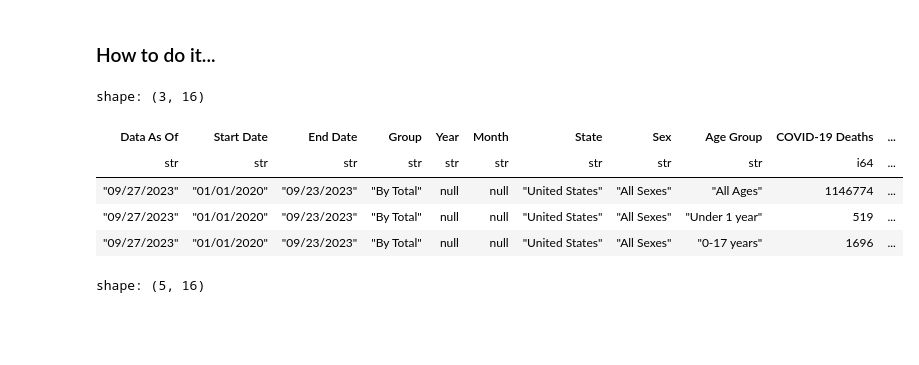
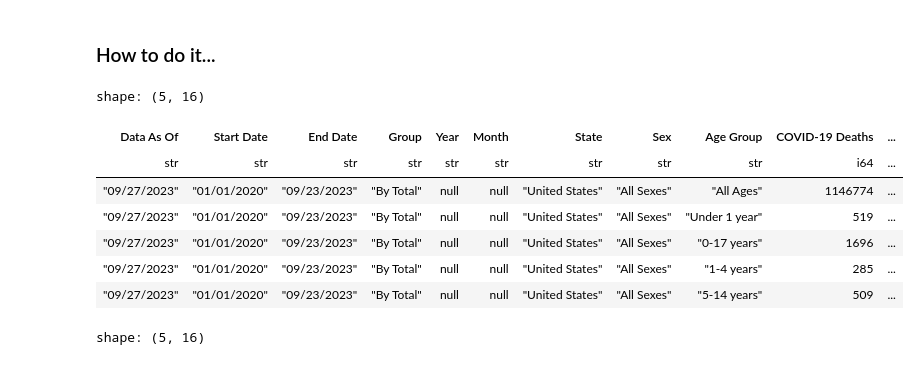
Before and after one commit to PacktPublishing/Polars-Cookbook, a Jupyter notebook: Chapter03/ch03.ipynb, the cells around one changed output. Drawn from its saved outputs; the diff is of its cells as text; code cells hidden in the pictures; blank space fills up the shorter version.

Commit message:
changed head(3) to head(5)

```diff
--- a/Chapter03/ch03.ipynb
+++ b/Chapter03/ch03.ipynb
@@ -9,14 +9,16 @@ import polars as pl
 # %%
 df = pl.read_csv('../data/covid_19_deaths.csv')
 # %%
-df.head(3)
+df.head(5)
 # %% [output]
-shape: (3, 16)
+shape: (5, 16)
 | Data As Of | Start Date | End Date | Group | Year | Month | State | Sex | Age Group | COVID-19 Deaths | ... |
 | str | str | str | str | str | str | str | str | str | i64 | ... |
 | "09/27/2023" | "01/01/2020" | "09/23/2023" | "By Total" | null | null | "United States" | "All Sexes" | "All Ages" | 1146774 | ... |
 | "09/27/2023" | "01/01/2020" | "09/23/2023" | "By Total" | null | null | "United States" | "All Sexes" | "Under 1 year" | 519 | ... |
 | "09/27/2023" | "01/01/2020" | "09/23/2023" | "By Total" | null | null | "United States" | "All Sexes" | "0-17 years" | 1696 | ... |
+| "09/27/2023" | "01/01/2020" | "09/23/2023" | "By Total" | null | null | "United States" | "All Sexes" | "1-4 years" | 285 | ... |
+| "09/27/2023" | "01/01/2020" | "09/23/2023" | "By Total" | null | null | "United States" | "All Sexes" | "5-14 years" | 509 | ... |
 # %%
 df.tail(5)
 # %% [output]
```
